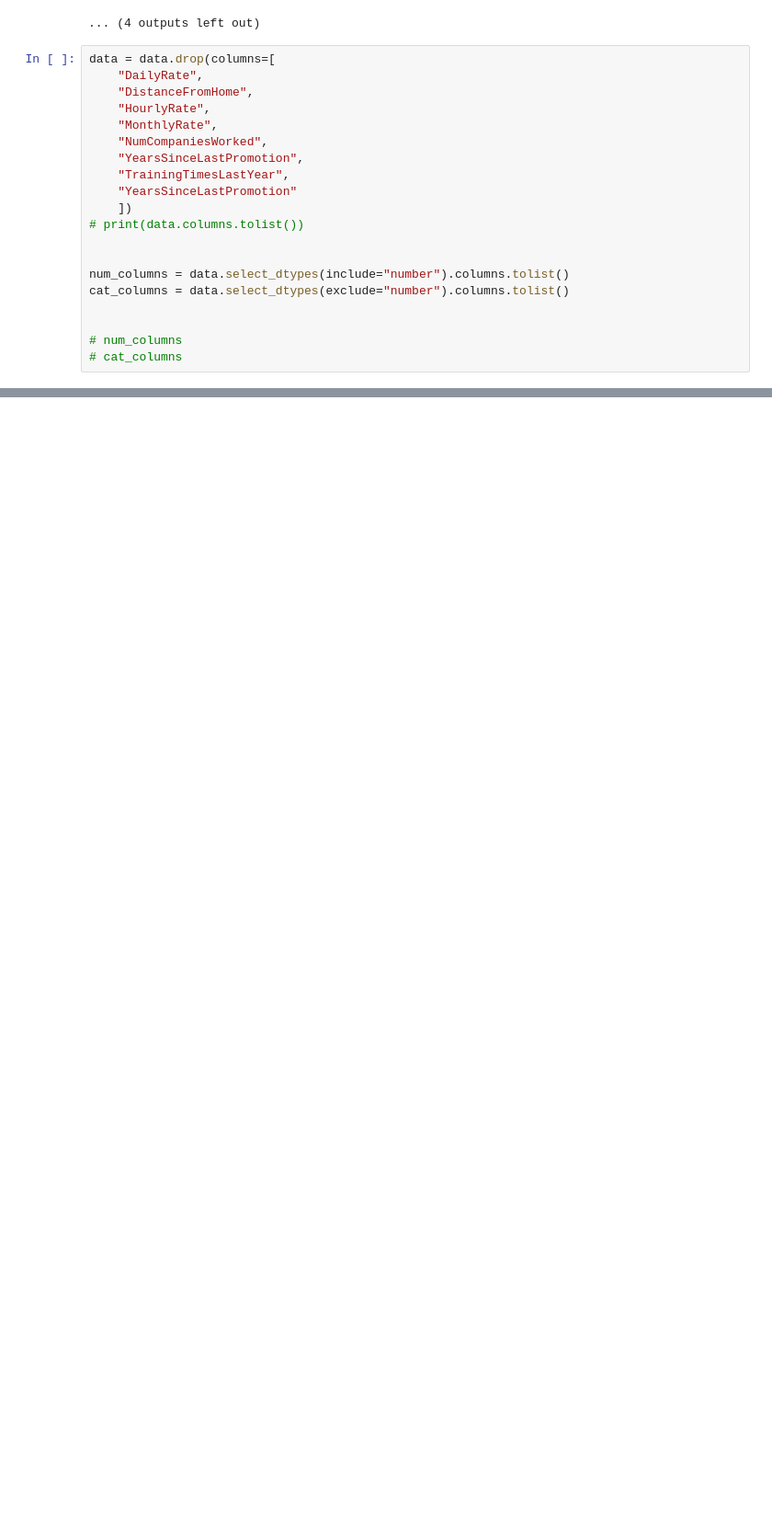
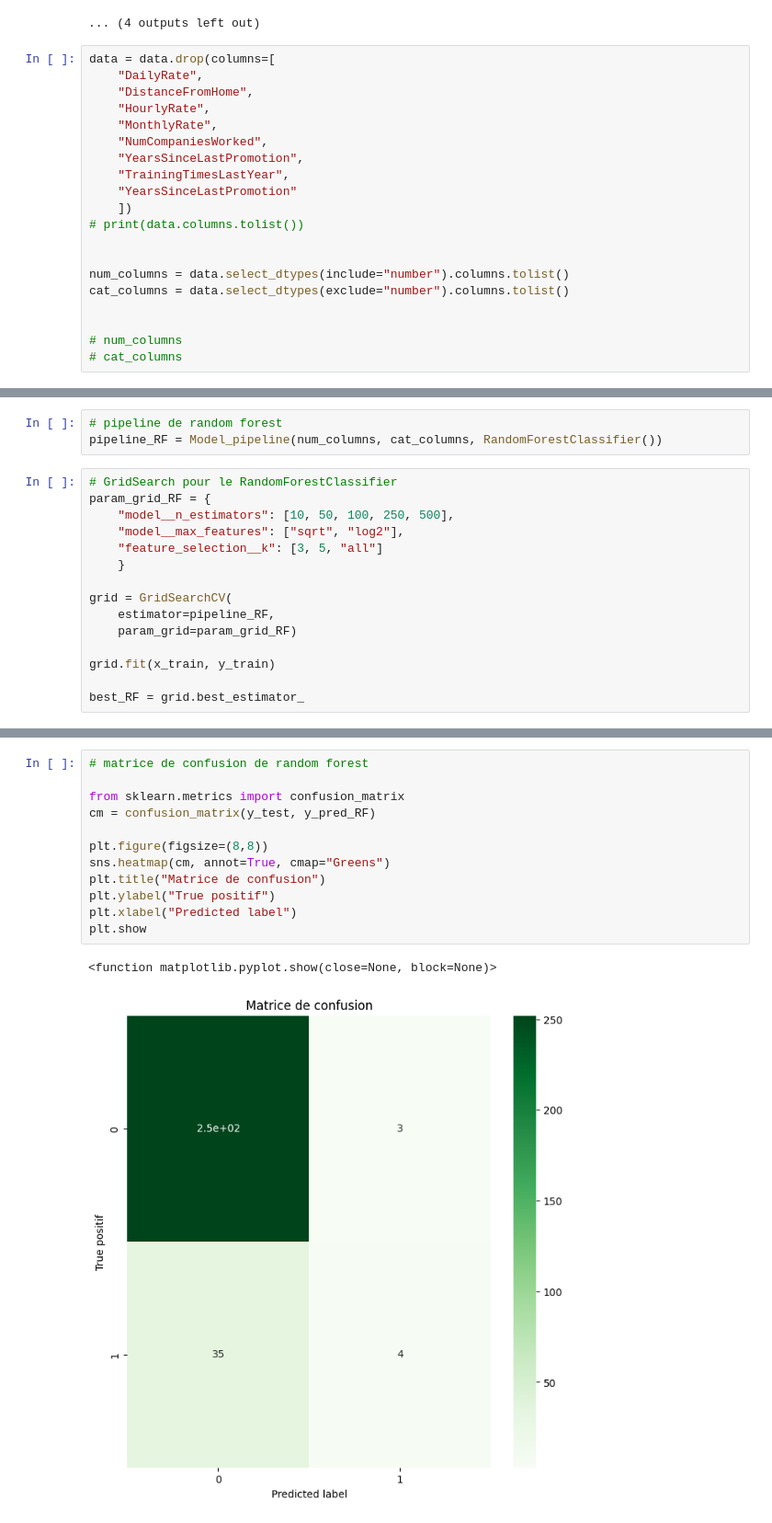
Before and after one commit to elhidarinouhayla/RetentionAI_Backend, a Jupyter notebook: ML/EDA.ipynb, the cells around one changed output, grey strips where cells are left out. Shown at 92% size. Saved outputs shown, nothing was run; the diff lists cells and outputs as text; blank space fills up the shorter version.

```diff
--- a/ML/EDA.ipynb
+++ b/ML/EDA.ipynb
@@ -215,0 +253,18 @@ f1 0.4918032786885246
+# %%
+# pipeline de random forest
+pipeline_RF = Model_pipeline(num_columns, cat_columns, RandomForestClassifier())
+# %%
+# GridSearch pour le RandomForestClassifier
+param_grid_RF = {
+    "model__n_estimators": [10, 50, 100, 250, 500],
+    "model__max_features": ["sqrt", "log2"],
+    "feature_selection__k": [3, 5, "all"]
+    }
+
+grid = GridSearchCV(
+    estimator=pipeline_RF,
+    param_grid=param_grid_RF)
+
+grid.fit(x_train, y_train)
+
+best_RF = grid.best_estimator_
@@ -215,0 +286,15 @@ f1 0.4918032786885246
+# %%
+# matrice de confusion de random forest
+
+from sklearn.metrics import confusion_matrix
+cm = confusion_matrix(y_test, y_pred_RF)
+
+plt.figure(figsize=(8,8))
+sns.heatmap(cm, annot=True, cmap="Greens")
+plt.title("Matrice de confusion")
+plt.ylabel("True positif")
+plt.xlabel("Predicted label")
+plt.show
+# %% [output]
+<function matplotlib.pyplot.show(close=None, block=None)>
+[figure, added]
```
Also changed, not shown: parts of 13 cells of this notebook.
